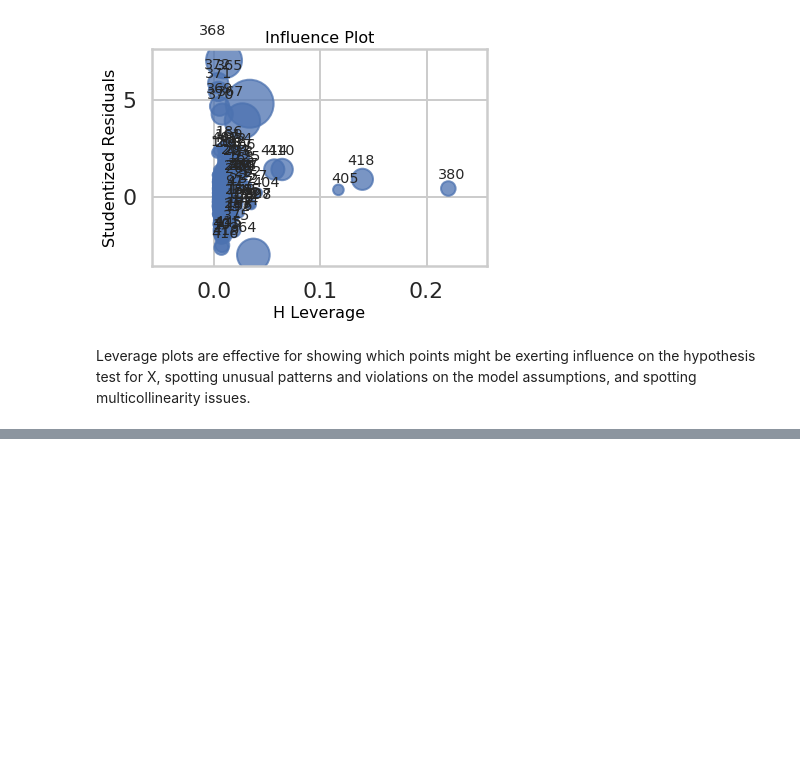
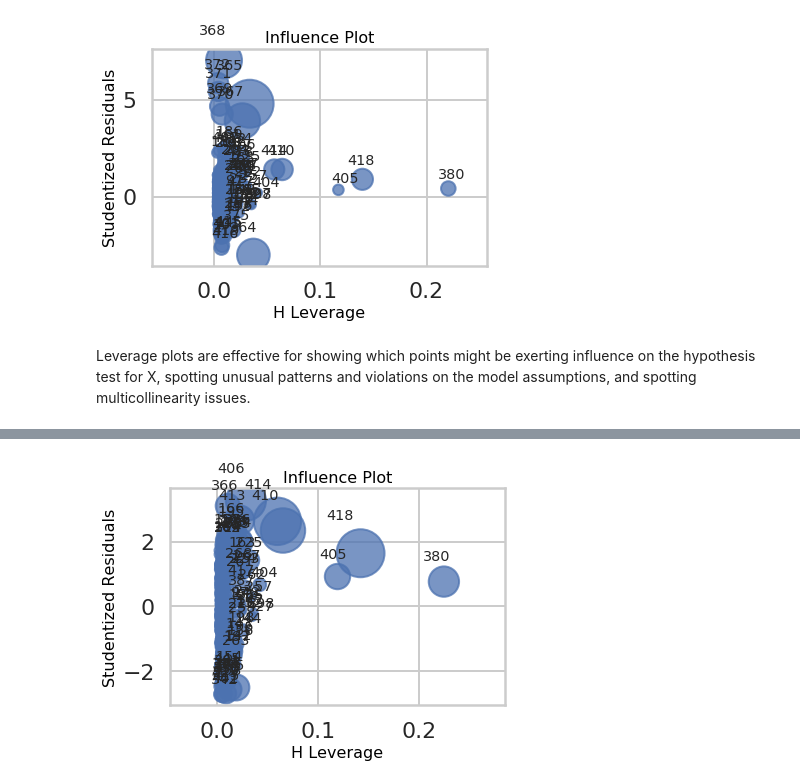
Before and after one commit to AHalarewicz/LinearRegression, a Jupyter notebook: linear_regression/Mini_Project_Linear_Regression.ipynb, the cells around one changed output, grey strips where cells are left out. Drawn from its saved outputs; the diff is of its cells as text; code cells hidden in the pictures; blank space fills up the shorter version.

```diff
--- a/linear_regression/Mini_Project_Linear_Regression.ipynb
+++ b/linear_regression/Mini_Project_Linear_Regression.ipynb
@@ -1339,0 +1352,9 @@ Leverage plots are effective for showing which points might be exerting influenc
+# %%
+def get_outlier_idx(model, num_out):
+    idxs = []
+    outliers = model.outlier_test(order=True)
+    for i in range(num_out):
+        idx = int(outliers.iloc[0].name)
+        idxs.append(idx)
+        outliers = outliers.drop(idx)
+    return idxs
@@ -1339,0 +1365,7 @@ Leverage plots are effective for showing which points might be exerting influenc
+# %%
+bos_dropped = bos.copy()
+for idx in get_outlier_idx(fitted_model, 20):
+    #X = X.drop(idx)
+    #y = y.drop(idx)
+    bos_dropped = bos_dropped.drop(idx)
+X.shape, y.shape
@@ -1339,0 +1378,5 @@ Leverage plots are effective for showing which points might be exerting influenc
+# %%
+import statsmodels.formula.api as sm
+new_model = sm.ols(formula='PRICE ~ RM + CRIM + PTRATIO', data=bos_dropped).fit()
+new_results = new_model.summary()
+results, new_results
@@ -1339,0 +1401,5 @@ Leverage plots are effective for showing which points might be exerting influenc
+# %%
+import statsmodels as sm
+_ = sm.graphics.regressionplots.influence_plot(new_model)
+# %% [output]
+[figure, added]
```
Also changed, not shown: parts of 21 cells of this notebook.
